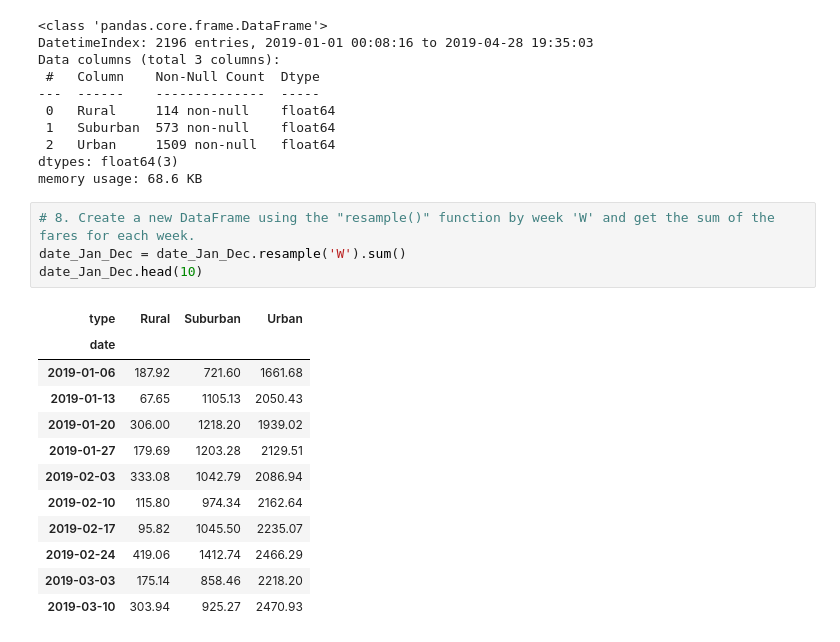
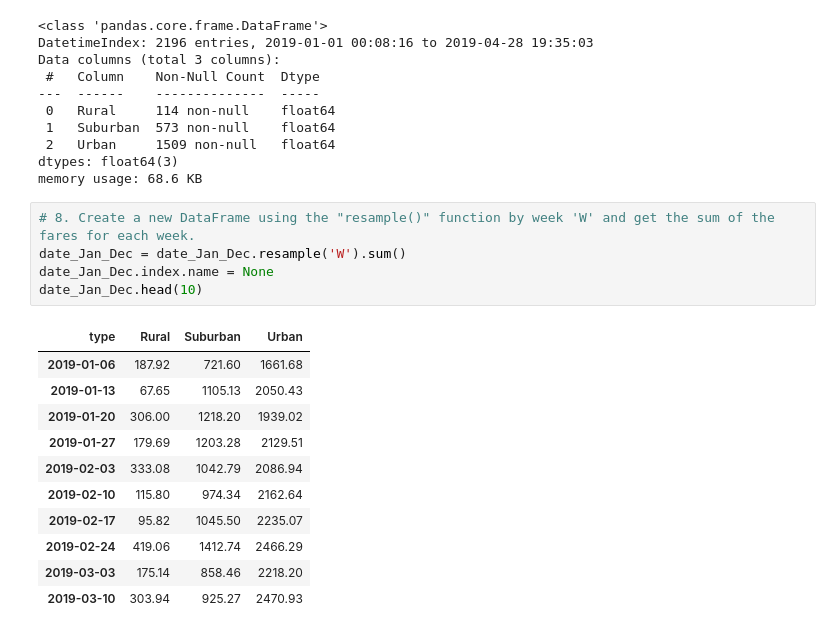
Before and after one commit to cranade/PyBer_Analysis, a Jupyter notebook: PyBer_Challenge.ipynb, the cells around one changed output. Drawn from its saved outputs; the diff is of its cells as text.

```diff
--- a/PyBer_Challenge.ipynb
+++ b/PyBer_Challenge.ipynb
@@ -307,10 +308,10 @@ memory usage: 68.6 KB
 # %%
 # 8. Create a new DataFrame using the "resample()" function by week 'W' and get the sum of the fares for each week.
 date_Jan_Dec = date_Jan_Dec.resample('W').sum()
+date_Jan_Dec.index.name = None
 date_Jan_Dec.head(10)
 # %% [output]
 | type | Rural | Suburban | Urban |
-| date |  |  |  |
 | 2019-01-06 | 187.92 | 721.60 | 1661.68 |
 | 2019-01-13 | 67.65 | 1105.13 | 2050.43 |
 | 2019-01-20 | 306.00 | 1218.20 | 1939.02 |
```
Also changed, not shown: parts of 4 cells of this notebook.
